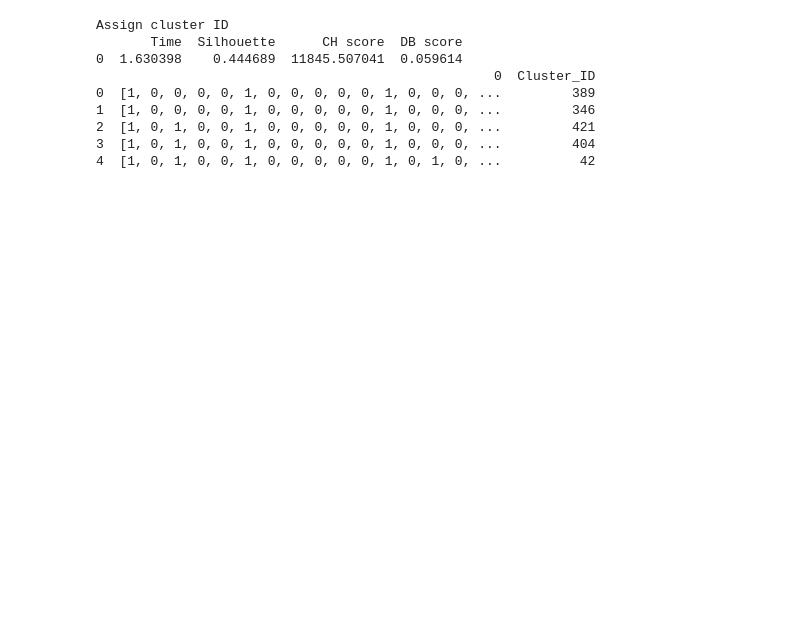
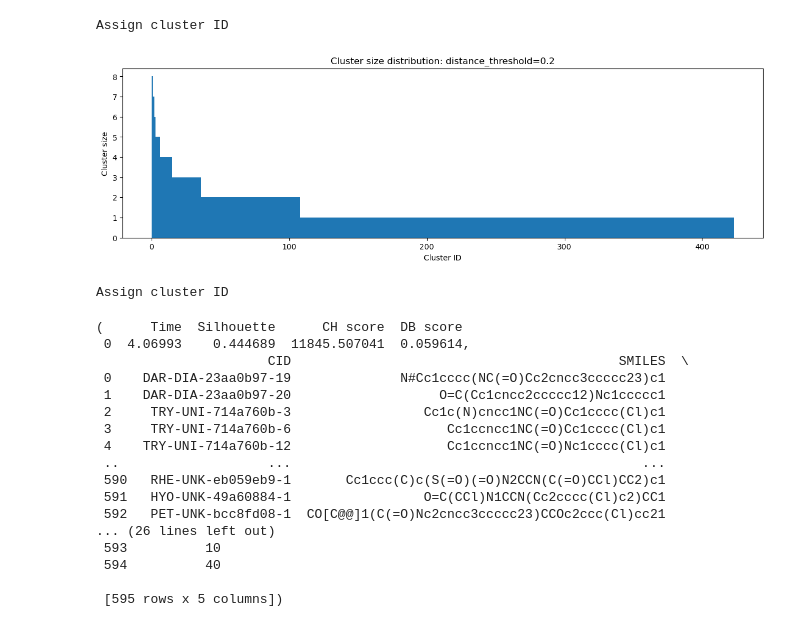
Before and after one commit to ASarriJackson/SummerProject, a Jupyter notebook: Split_functions_regression/split_hierarchical_cluster.ipynb, the cells around one changed output. Cells and saved outputs as stored; diff of their text form; code cells hidden in the pictures; blank space fills up the shorter version.

Commit message:
Hierarchical cluster split function commit

```diff
--- a/Split_functions_regression/split_hierarchical_cluster.ipynb
+++ b/Split_functions_regression/split_hierarchical_cluster.ipynb
@@ -43,17 +43,23 @@ def assign_cluster_id(df_data, cluster_labels):
     '''df_data is a data frame that contains only CID and SMILES columns
     '''
     print('\nAssign cluster ID')
-    df_data['Cluster_ID'] = cluster_labels
+    # Count the size of each cluster
+    cluster_sizes = pd.Series(cluster_labels).value_counts()
+    # Create a mapping from old cluster ID to new cluster ID based on size
+    cluster_mapping = {old: new for new, old in enumerate(cluster_sizes.index)}
+    # Reassign cluster IDs
+    df_data.loc[:, 'Cluster_ID'] = pd.Series(cluster_labels).map(cluster_mapping)
     return df_data
 
 #define a function that takes in a list of fingerprints and a cutoff value and returns the equivalent cluster labels
-def hierarchical_cluster_fingerprints(table, distance_threshold=0.2, CID_column='CID', SMILES_column='SMILES'):
+def hierarchical_cluster_fingerprints(table, distance_threshold=0.12, CID_column='CID', SMILES_column='SMILES', pIC50_column='f_avg_pIC50'):
     """Cluster fingerprints
     Input: whole dataframe (compounds)
     Parameters:
         fingerprints
         cutoff: threshold for the clustering, 0.2 is usual
     """
+
     t0 = time()
     # Generate fingerprints
     compounds_list = [(Chem.MolFromSmiles(smiles), chembl_id) for _, chembl_id, smiles in table[[CID_column, SMILES_column]].itertuples()]
@@ -61,7 +67,8 @@ def hierarchical_cluster_fingerprints(table, distance_threshold=0.2, CID_column=
     fingerprints = [rdkit_gen.GetFingerprint(mol) for mol, idx in compounds_list]
 
     # Perform hierarchical clustering
-    df_data = table[[CID_column, SMILES_column]]
+    df_data = table[[CID_column, SMILES_column, pIC50_column]].copy()
+    df_data.loc[:, "Fingerprints"] = df_data[SMILES_column].apply(smiles_to_fp)
 
     # Calculate the Tanimoto distance matrix
     distance_matrix = tanimoto_distance_matrix(fingerprints)
@@ -72,7 +79,7 @@ def hierarchical_cluster_fingerprints(table, distance_threshold=0.2, CID_column=
 
     tf = time() - t0
     # Assign cluster ID
-    df_clusters = assign_cluster_id(pd.DataFrame(fingerprints), cluster.labels_)
+    df_clusters = assign_cluster_id(df_data, cluster.labels_)
     # Metrics
     s1 = silhouette_score(distance_matrix, cluster.labels_, metric='euclidean')
     c1 = calinski_harabasz_score(distance_matrix, cluster.labels_)
@@ -80,3 +87,12 @@ def hierarchical_cluster_fingerprints(table, distance_threshold=0.2, CID_column=
     df_metrics = pd.DataFrame(data=[[tf, s1, c1, d1]],
                               columns=['Time', 'Silhouette', 'CH score', 'DB score'])
     return df_metrics, df_clusters
+# %%
+def plot_cluster_hist(table, distance_threshold=0.2, CID_column='CID', SMILES_column='SMILES', Cluster_ID='Cluster_ID'):
+    df_metrics, df_clusters = hierarchical_cluster_fingerprints(table, distance_threshold=distance_threshold, CID_column=CID_column, SMILES_column=SMILES_column)
+    plt.figure(figsize=(15, 4))
+    plt.hist(df_clusters[Cluster_ID], bins=len(df_clusters[Cluster_ID].unique()))
+    plt.xlabel('Cluster ID')
+    plt.ylabel('Cluster size')
+    plt.title(f'Cluster size distribution: distance_threshold={distance_threshold}')
+    return plt.show()
@@ -84,23 +129,30 @@ def hierarchical_cluster_fingerprints(table, distance_threshold=0.2, CID_column=
 # Create molecules from SMILES and store in array
 compounds = pd.read_csv("../COVID_MOONSHOT/compounds_filtered.csv")
 
-# # Generate fingerprints
-# compounds_list = [(Chem.MolFromSmiles(smiles), chembl_id) for _, chembl_id, smiles in compounds[["CID", "SMILES"]].itertuples()]
-# rdkit_gen = rdFingerprintGenerator.GetRDKitFPGenerator(maxPath=5)
-# fingerprints = [rdkit_gen.GetFingerprint(mol) for mol, idx in compounds_list]
-
-# # Perform hierarchical clustering
-# df_data = compounds[["CID", "SMILES"]]
-df_metrics, df_clusters = hierarchical_cluster_fingerprints(compounds)
-print(df_metrics)
-print(df_clusters.head())
+# df_metrics, df_clusters = hierarchical_cluster_fingerprints(compounds)
+# # print(df_metrics)
+# print(df_clusters)
-# %% [output]
-Assign cluster ID
-       Time  Silhouette      CH score  DB score
-0  1.630398    0.444689  11845.507041  0.059614
-                                                   0  Cluster_ID
-0  [1, 0, 0, 0, 0, 1, 0, 0, 0, 0, 0, 1, 0, 0, 0, ...         389
-1  [1, 0, 0, 0, 0, 1, 0, 0, 0, 0, 0, 1, 0, 0, 0, ...         346
-2  [1, 0, 1, 0, 0, 1, 0, 0, 0, 0, 0, 1, 0, 0, 0, ...         421
-3  [1, 0, 1, 0, 0, 1, 0, 0, 0, 0, 0, 1, 0, 0, 0, ...         404
-4  [1, 0, 1, 0, 0, 1, 0, 0, 0, 0, 0, 1, 0, 1, 0, ...          42
+# %%
+plot_cluster_hist(compounds, distance_threshold=0.2, CID_column='CID', SMILES_column='SMILES', Cluster_ID='Cluster_ID')
+hierarchical_cluster_fingerprints(compounds, distance_threshold=0.2, CID_column='CID', SMILES_column='SMILES')
+# %% [output]
+Assign cluster ID
+[figure, added]
+Assign cluster ID
+(      Time  Silhouette      CH score  DB score
+ 0  4.06993    0.444689  11845.507041  0.059614,
+                      CID                                          SMILES  \
+ 0    DAR-DIA-23aa0b97-19              N#Cc1cccc(NC(=O)Cc2cncc3ccccc23)c1
+ 1    DAR-DIA-23aa0b97-20                   O=C(Cc1cncc2ccccc12)Nc1ccccc1
+ 2     TRY-UNI-714a760b-3                 Cc1c(N)cncc1NC(=O)Cc1cccc(Cl)c1
+ 3     TRY-UNI-714a760b-6                    Cc1ccncc1NC(=O)Cc1cccc(Cl)c1
+ 4    TRY-UNI-714a760b-12                    Cc1ccncc1NC(=O)Nc1cccc(Cl)c1
+ ..                   ...                                             ...
+ 590   RHE-UNK-eb059eb9-1       Cc1ccc(C)c(S(=O)(=O)N2CCN(C(=O)CCl)CC2)c1
+ 591   HYO-UNK-49a60884-1                 O=C(CCl)N1CCN(Cc2cccc(Cl)c2)CC1
+ 592   PET-UNK-bcc8fd08-1  CO[C@@]1(C(=O)Nc2cncc3ccccc23)CCOc2ccc(Cl)cc21
+... (26 lines left out)
+ 593          10
+ 594          40
+
+ [595 rows x 5 columns])
```
Also changed, not shown: parts of 3 cells of this notebook, 2 other files.
